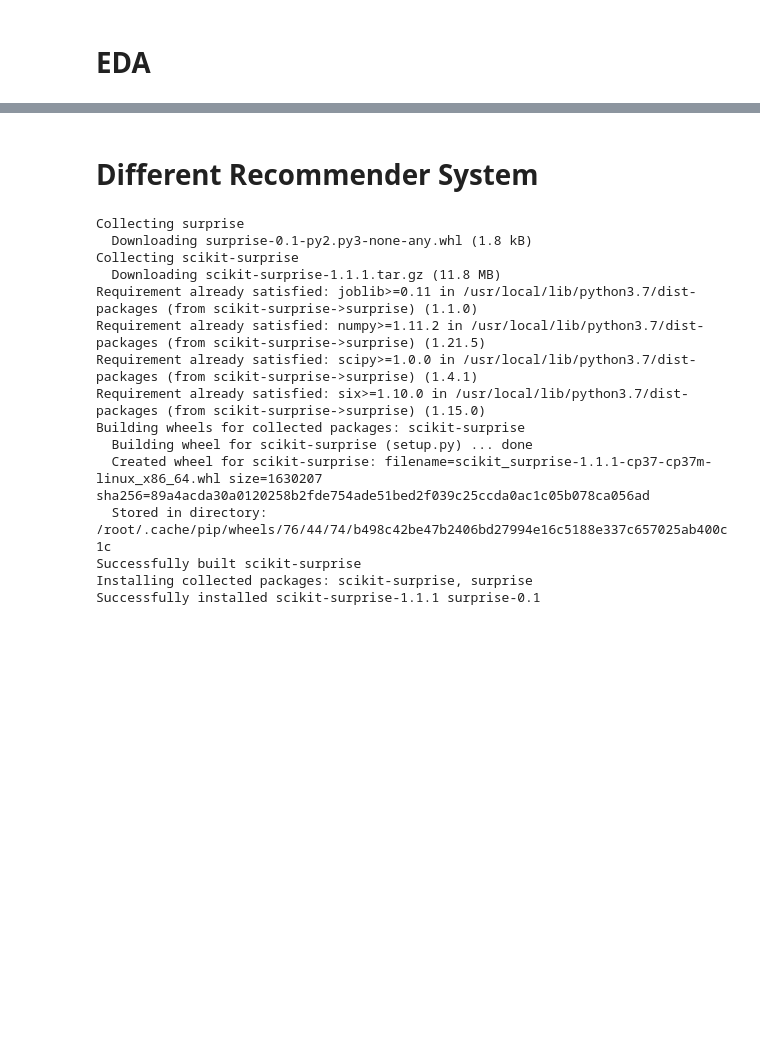
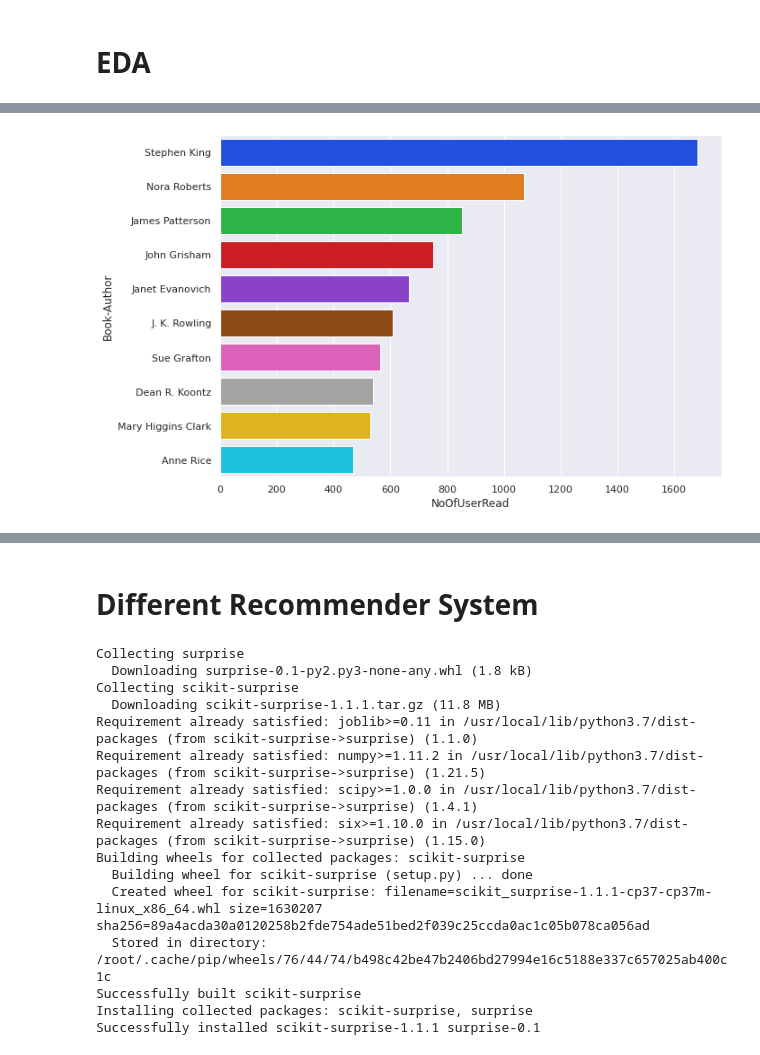
Before and after one commit to Yash1289/Book_Recommendations, a Jupyter notebook: Book_Recommender_System.ipynb, the cells around one changed output, grey strips where cells are left out. Saved outputs shown, nothing was run; the diff lists cells and outputs as text; code cells hidden in the pictures; blank space fills up the shorter version.

```diff
--- a/Book_Recommender_System.ipynb
+++ b/Book_Recommender_System.ipynb
@@ -133,0 +258,7 @@ recSys_eda_df = ratings_from_selected_users_df.copy()
+# %%
+top10PopularAuthors = pd.DataFrame(recSys_df["Book-Author"].value_counts()).reset_index().rename(columns = { "index" : "Book-Author" , "Book-Author" : "NoOfUserRead"}).head(10)
+
+sns.barplot(y="Book-Author", x = "NoOfUserRead", data=top10PopularAuthors, palette = "bright" ,orient = "h")
+plt.show()
+# %% [output]
+[figure, added]
```
Also changed, not shown: parts of 38 cells of this notebook.
